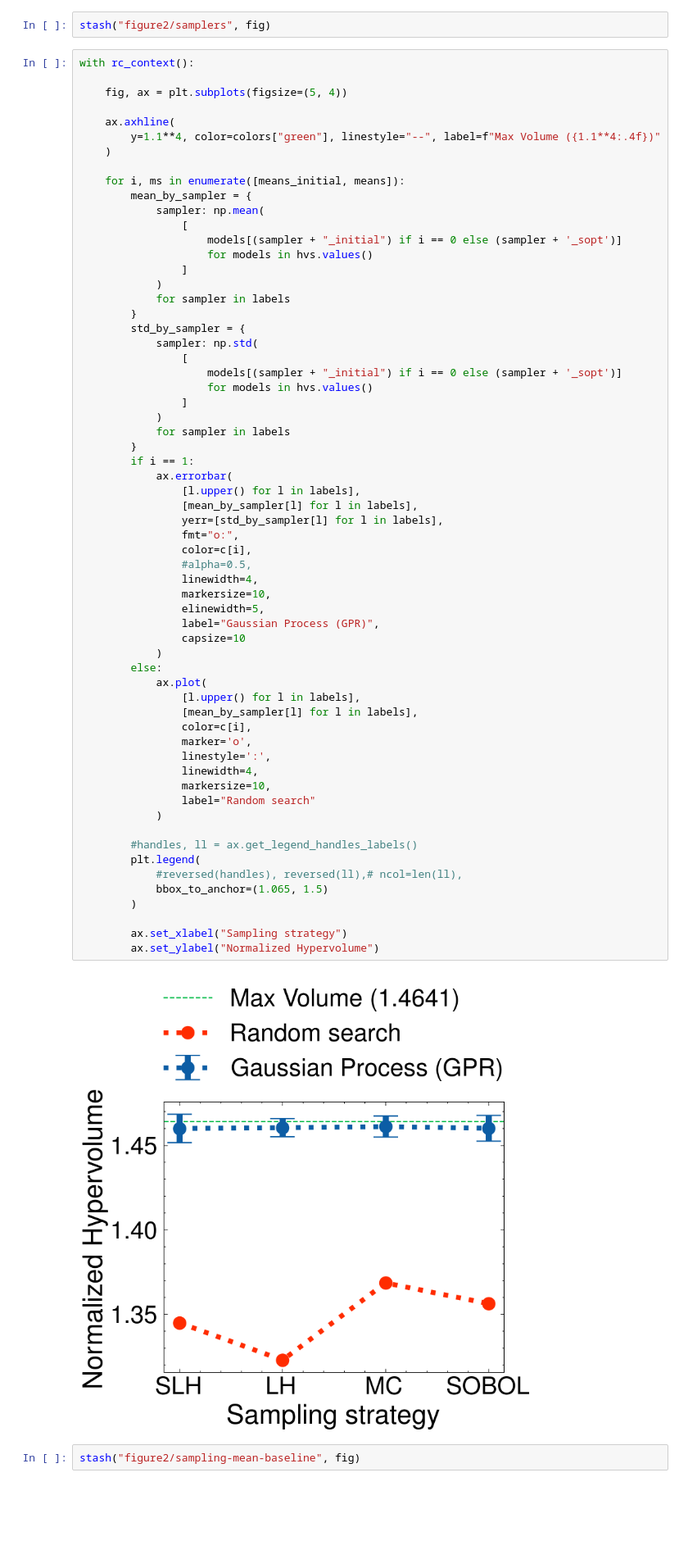
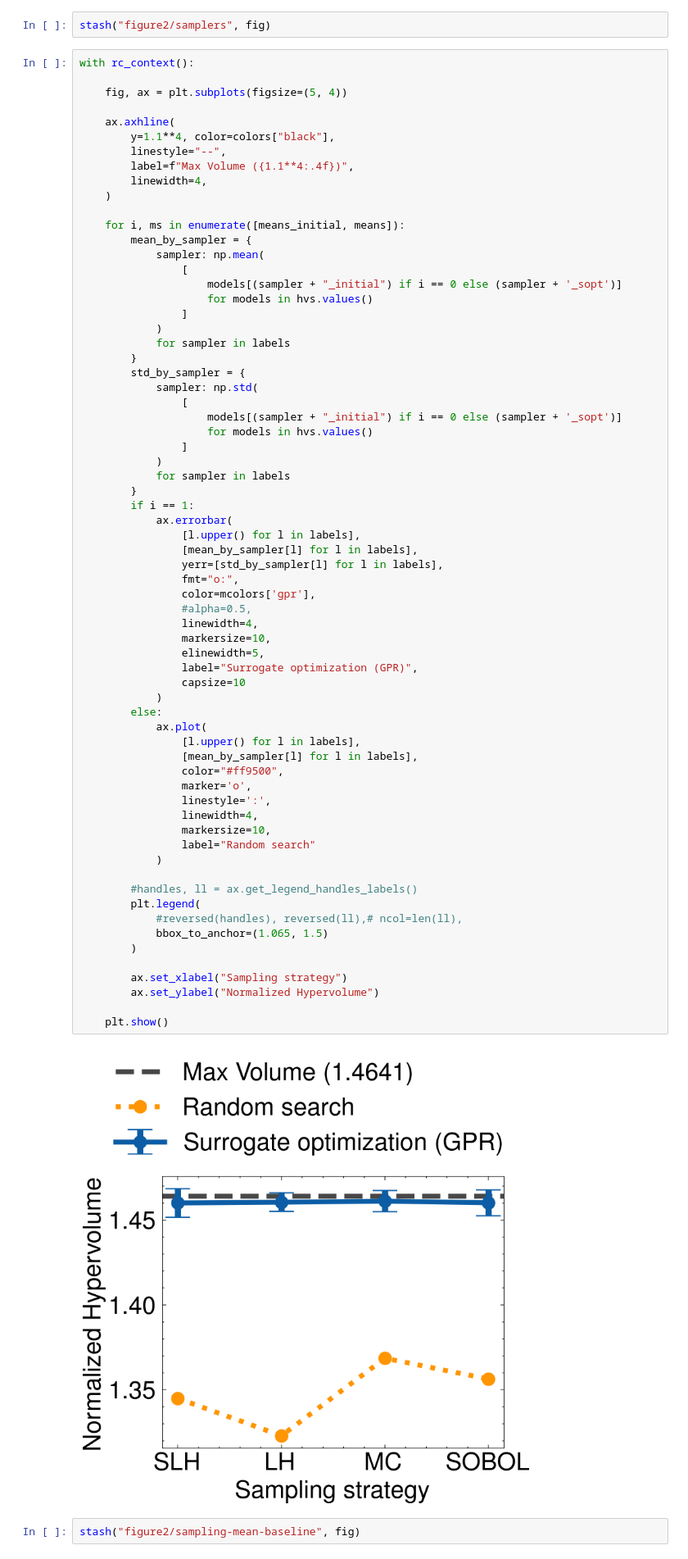
Before and after one commit to GazzolaLab/MultiObjectiveSurrogateOptimization, a Jupyter notebook: figure2.ipynb, the cells around one changed output. Shown at 82% size. Saved outputs shown, nothing was run; the diff lists cells and outputs as text; blank space fills up the shorter version.

```diff
--- a/figure2.ipynb
+++ b/figure2.ipynb
@@ -213,7 +213,10 @@ with rc_context():
     fig, ax = plt.subplots(figsize=(5, 4))
 
     ax.axhline(
-        y=1.1**4, color=colors["green"], linestyle="--", label=f"Max Volume ({1.1**4:.4f})"
+        y=1.1**4, color=colors["black"],
+        linestyle="--",
+        label=f"Max Volume ({1.1**4:.4f})",
+        linewidth=4,
     )
 
     for i, ms in enumerate([means_initial, means]):
@@ -240,37 +243,39 @@ with rc_context():
                 [l.upper() for l in labels],
                 [mean_by_sampler[l] for l in labels],
                 yerr=[std_by_sampler[l] for l in labels],
                 fmt="o:",
-                color=c[i],
+                color=mcolors['gpr'],
                 #alpha=0.5,
                 linewidth=4,
                 markersize=10,
                 elinewidth=5,
-                label="Gaussian Process (GPR)",
+                label="Surrogate optimization (GPR)",
                 capsize=10
             )
         else:
             ax.plot(
                 [l.upper() for l in labels],
                 [mean_by_sampler[l] for l in labels],
-                color=c[i],
+                color="#ff9500",
                 marker='o',
                 linestyle=':',
                 linewidth=4,
                 markersize=10,
                 label="Random search"
             )
 
         #handles, ll = ax.get_legend_handles_labels()
         plt.legend(
             #reversed(handles), reversed(ll),# ncol=len(ll),
             bbox_to_anchor=(1.065, 1.5)
         )
 
         ax.set_xlabel("Sampling strategy")
         ax.set_ylabel("Normalized Hypervolume")
+
+    plt.show()
 # %% [output]
-[figure, old version]
+[figure, new version]
 # %%
 stash("figure2/sampling-mean-baseline", fig)
 # %% [markdown]
```
Also changed, not shown: parts of 5 cells of this notebook.
